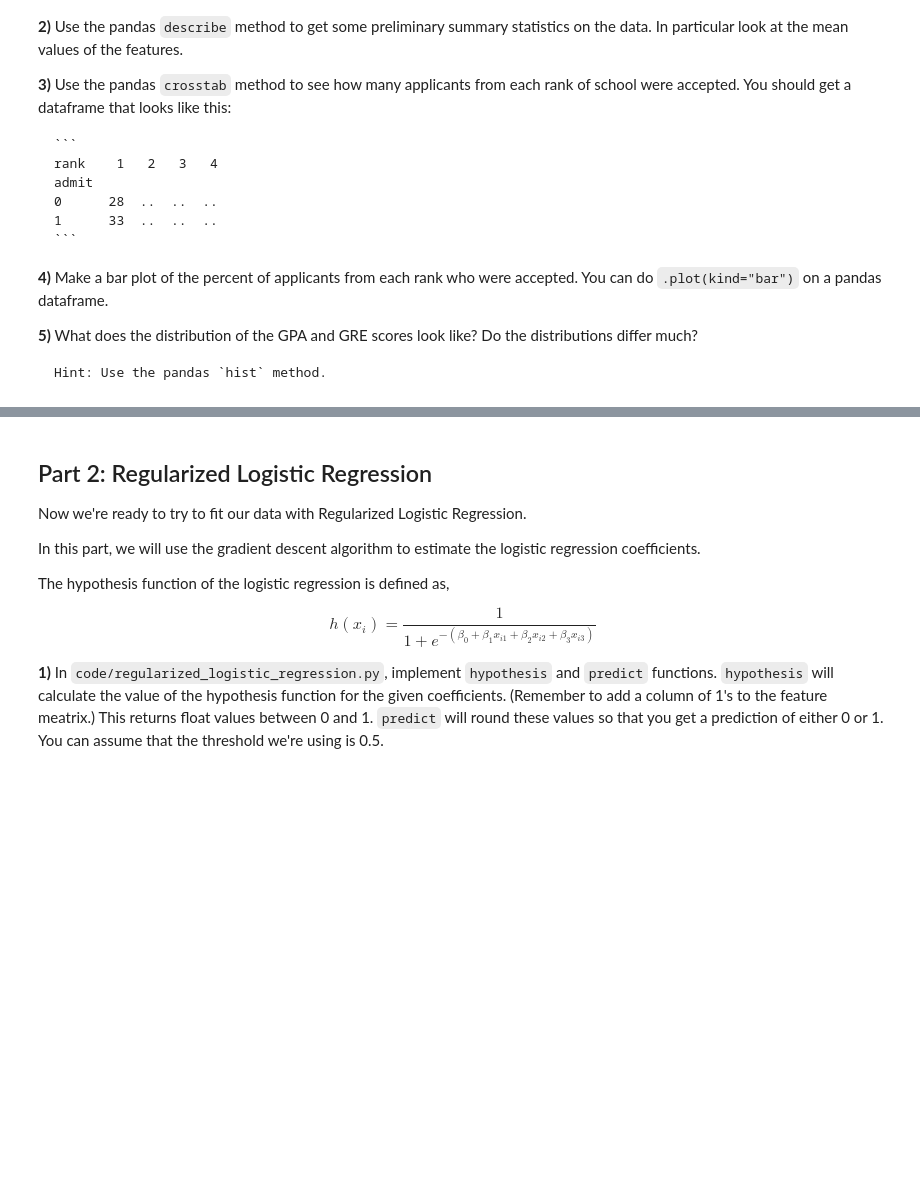
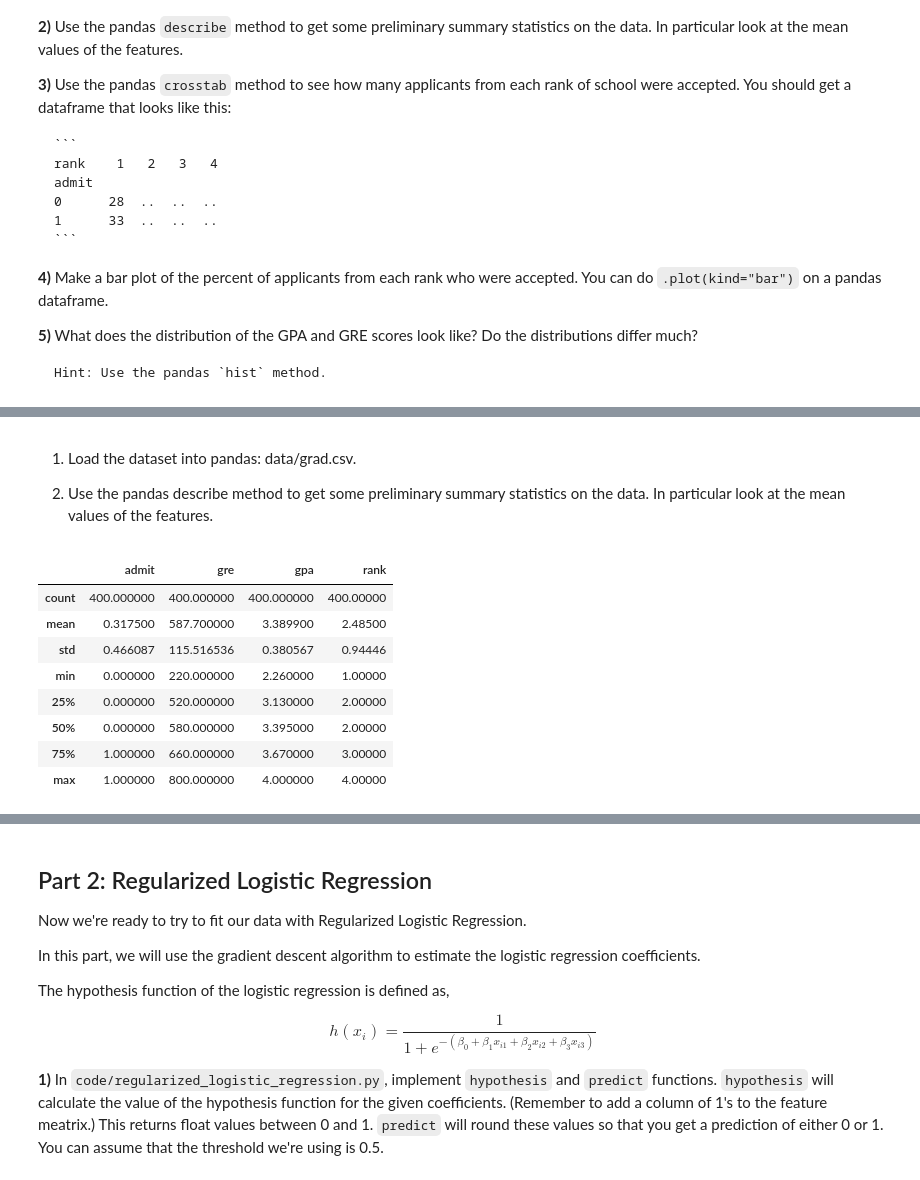
Before and after one commit to jonhilgart22/Galvanize-Machine-Learning-I, a Jupyter notebook: week3/3.3/logistic_regression_practicum/logistic_regression_practicum-jh.ipynb, the cells around one changed output, grey strips where cells are left out. Cells and saved outputs as stored; diff of their text form; code cells hidden in the pictures; blank space fills up the shorter version.

```diff
--- a/week3/3.3/logistic_regression_practicum/logistic_regression_practicum-jh.ipynb
+++ b/week3/3.3/logistic_regression_practicum/logistic_regression_practicum-jh.ipynb
@@ -38,0 +47,16 @@ Before we get to predictions, we should do some data exploration.
+# %% [markdown]
+1) Load the dataset into pandas: data/grad.csv.
+
+2) Use the pandas describe method to get some preliminary summary statistics on the data. In particular look at the mean values of the features.
+# %%
+grad_df.describe()
+# %% [output]
+|  | admit | gre | gpa | rank |
+| count | 400.000000 | 400.000000 | 400.000000 | 400.00000 |
+| mean | 0.317500 | 587.700000 | 3.389900 | 2.48500 |
+| std | 0.466087 | 115.516536 | 0.380567 | 0.94446 |
+| min | 0.000000 | 220.000000 | 2.260000 | 1.00000 |
+| 25% | 0.000000 | 520.000000 | 3.130000 | 2.00000 |
+| 50% | 0.000000 | 580.000000 | 3.395000 | 2.00000 |
+| 75% | 1.000000 | 660.000000 | 3.670000 | 3.00000 |
+| max | 1.000000 | 800.000000 | 4.000000 | 4.00000 |
```
Also changed, not shown: parts of 18 cells of this notebook, 7 other files.
